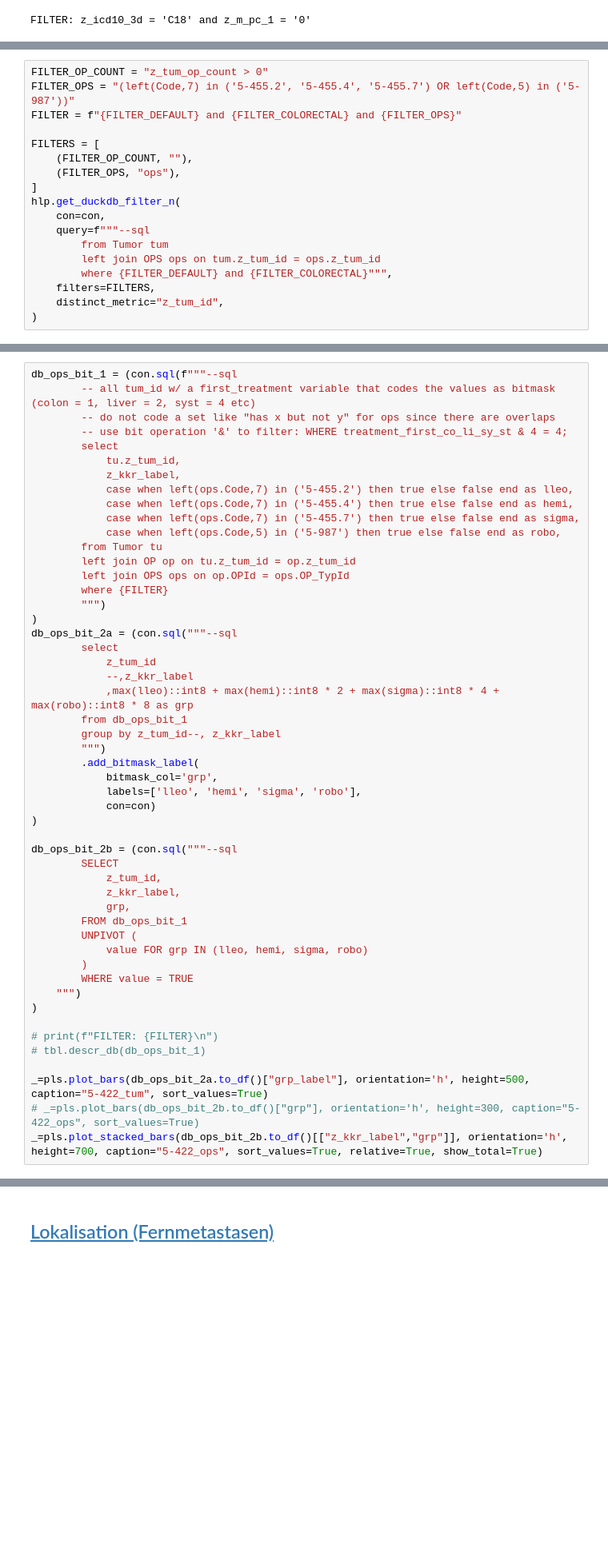
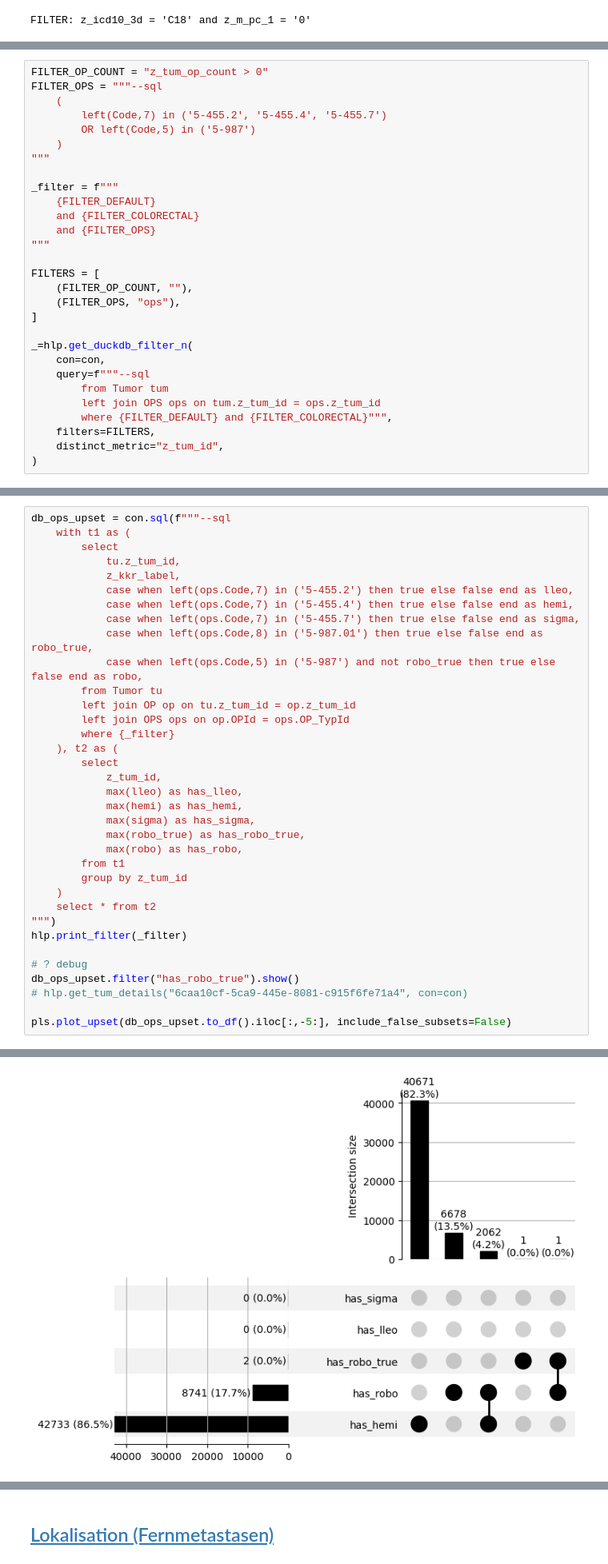
Before and after one commit to smeisegeier/cancerdata-quality, a Jupyter notebook: src/quality-analysis/01-colorectal/colorectal.ipynb, the cells around one changed output, grey strips where cells are left out. Shown at 80% size. Saved outputs shown, nothing was run; the diff lists cells and outputs as text; blank space fills up the shorter version.

```diff
--- a/src/quality-analysis/01-colorectal/colorectal.ipynb
+++ b/src/quality-analysis/01-colorectal/colorectal.ipynb
@@ -583,14 +623,25 @@ _=pls.plot_stacked_bars(df, relative=True, show_total=True, orientation="v", hei
   <!-- - `-` - keine der genannten OPS -->
 # %%
 FILTER_OP_COUNT = "z_tum_op_count > 0"
-FILTER_OPS = "(left(Code,7) in ('5-455.2', '5-455.4', '5-455.7') OR left(Code,5) in ('5-987'))"
-FILTER = f"{FILTER_DEFAULT} and {FILTER_COLORECTAL} and {FILTER_OPS}"
+FILTER_OPS = """--sql
+    (
+        left(Code,7) in ('5-455.2', '5-455.4', '5-455.7')
+        OR left(Code,5) in ('5-987')
+    )
+"""
+
+_filter = f"""
+    {FILTER_DEFAULT}
+    and {FILTER_COLORECTAL}
+    and {FILTER_OPS}
+"""
 
 FILTERS = [
     (FILTER_OP_COUNT, ""),
     (FILTER_OPS, "ops"),
 ]
-hlp.get_duckdb_filter_n(
+
+_=hlp.get_duckdb_filter_n(
     con=con,
     query=f"""--sql
         from Tumor tum
@@ -611,51 +661,36 @@ n = 284_137                         (100.0%) ███████████
 # %%
-db_ops_bit_1 = (con.sql(f"""--sql
-        -- all tum_id w/ a first_treatment variable that codes the values as bitmask (colon = 1, liver = 2, syst = 4 etc)
-        -- do not code a set like "has x but not y" for ops since there are overlaps
-        -- use bit operation '&' to filter: WHERE treatment_first_co_li_sy_st & 4 = 4;
+db_ops_upset = con.sql(f"""--sql
+    with t1 as (
         select
             tu.z_tum_id,
             z_kkr_label,
             case when left(ops.Code,7) in ('5-455.2') then true else false end as lleo,
             case when left(ops.Code,7) in ('5-455.4') then true else false end as hemi,
             case when left(ops.Code,7) in ('5-455.7') then true else false end as sigma,
-            case when left(ops.Code,5) in ('5-987') then true else false end as robo,
+            case when left(ops.Code,8) in ('5-987.01') then true else false end as robo_true,
+            case when left(ops.Code,5) in ('5-987') and not robo_true then true else false end as robo,
         from Tumor tu
         left join OP op on tu.z_tum_id = op.z_tum_id
         left join OPS ops on op.OPId = ops.OP_TypId
-        where {FILTER}
-        """)
-)
-db_ops_bit_2a = (con.sql("""--sql
+        where {_filter}
+    ), t2 as (
         select
-            z_tum_id
-            --,z_kkr_label
-            ,max(lleo)::int8 + max(hemi)::int8 * 2 + max(sigma)::int8 * 4 + max(robo)::int8 * 8 as grp
-        from db_ops_bit_1
-        group by z_tum_id--, z_kkr_label
-        """)
-        .add_bitmask_label(
-            bitmask_col='grp',
-            labels=['lleo', 'hemi', 'sigma', 'robo'],
-            con=con)
-)
+            z_tum_id,
+            max(lleo) as has_lleo,
+            max(hemi) as has_hemi,
+            max(sigma) as has_sigma,
+            max(robo_true) as has_robo_true,
+            max(robo) as has_robo,
+        from t1
+        group by z_tum_id
+    )
+    select * from t2
+""")
+hlp.print_filter(_filter)
 
-db_ops_bit_2b = (con.sql("""--sql
-        SELECT
-            z_tum_id,
-            z_kkr_label,
-            grp,
-        FROM db_ops_bit_1
-        UNPIVOT (
-            value FOR grp IN (lleo, hemi, sigma, robo)
-        )
-        WHERE value = TRUE
-    """)
-)
+# ? debug
+db_ops_upset.filter("has_robo_true").show()
+# hlp.get_tum_details("6caa10cf-5ca9-445e-8081-c915f6fe71a4", con=con)
 
-# print(f"FILTER: {FILTER}\n")
-# tbl.descr_db(db_ops_bit_1)
-
-_=pls.plot_bars(db_ops_bit_2a.to_df()["grp_label"], orientation='h', height=500, caption="5-422_tum", sort_values=True)
-# _=pls.plot_bars(db_ops_bit_2b.to_df()["grp"], orientation='h', height=300, caption="5-422_ops", sort_values=True)
-_=pls.plot_stacked_bars(db_ops_bit_2b.to_df()[["z_kkr_label","grp"]], orientation='h', height=700, caption="5-422_ops", sort_values=True, relative=True, show_total=True)
+pls.plot_upset(db_ops_upset.to_df().iloc[:,-5:], include_false_subsets=False)
+# %% [output]
@@ -662,3 +715,4 @@ _=pls.plot_stacked_bars(db_ops_bit_2b.to_df()[["z_kkr_label","grp"]], orientatio
+[figure, added]
 # %% [markdown]
 #### <a id='toc1_5_4_1_'></a>[Ileozökalresektion](#toc0_)
 - Filter: alle Tumore, die einen OPS Code `5-455.2` aufweisen
```
Also changed, not shown: parts of 23 cells of this notebook, 1 other file.
